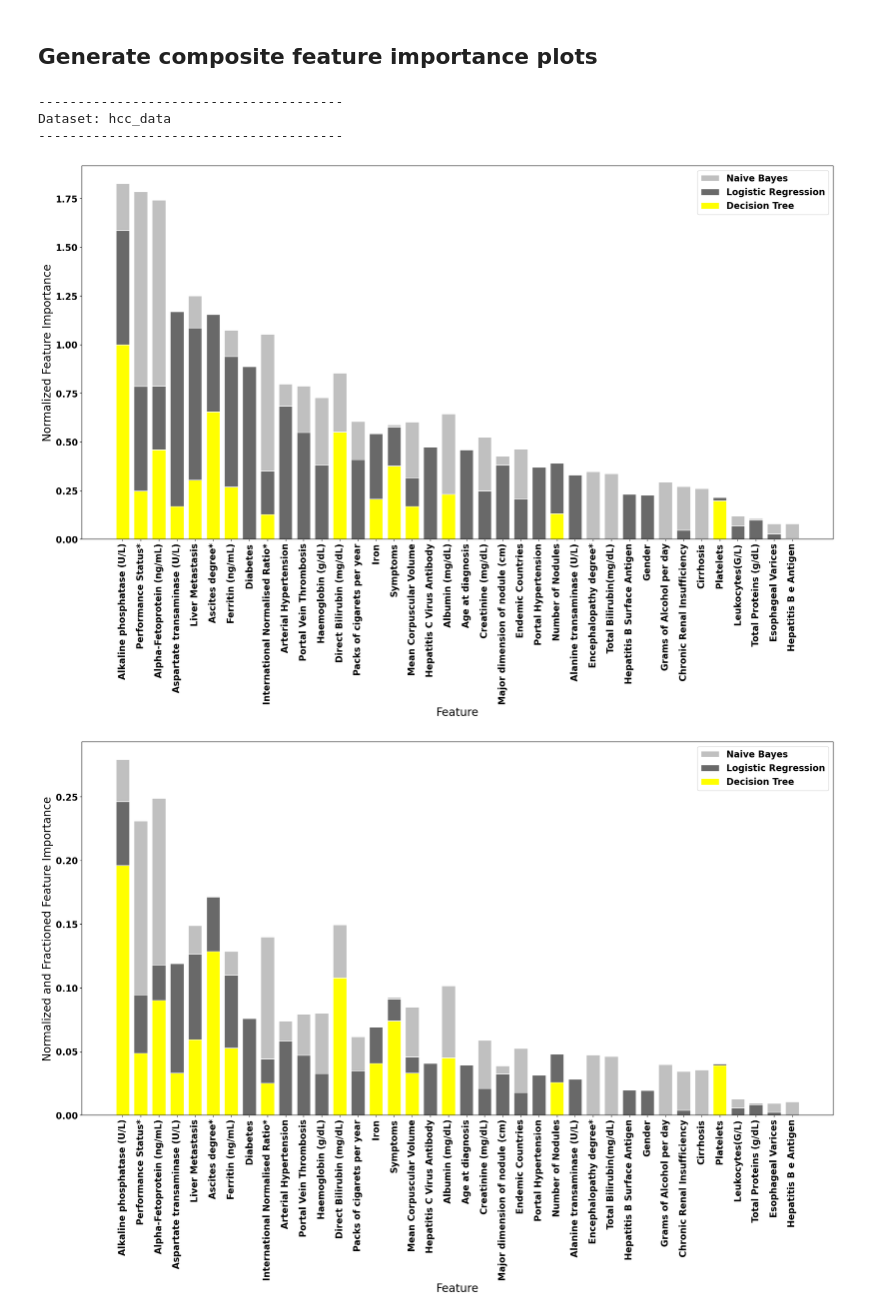
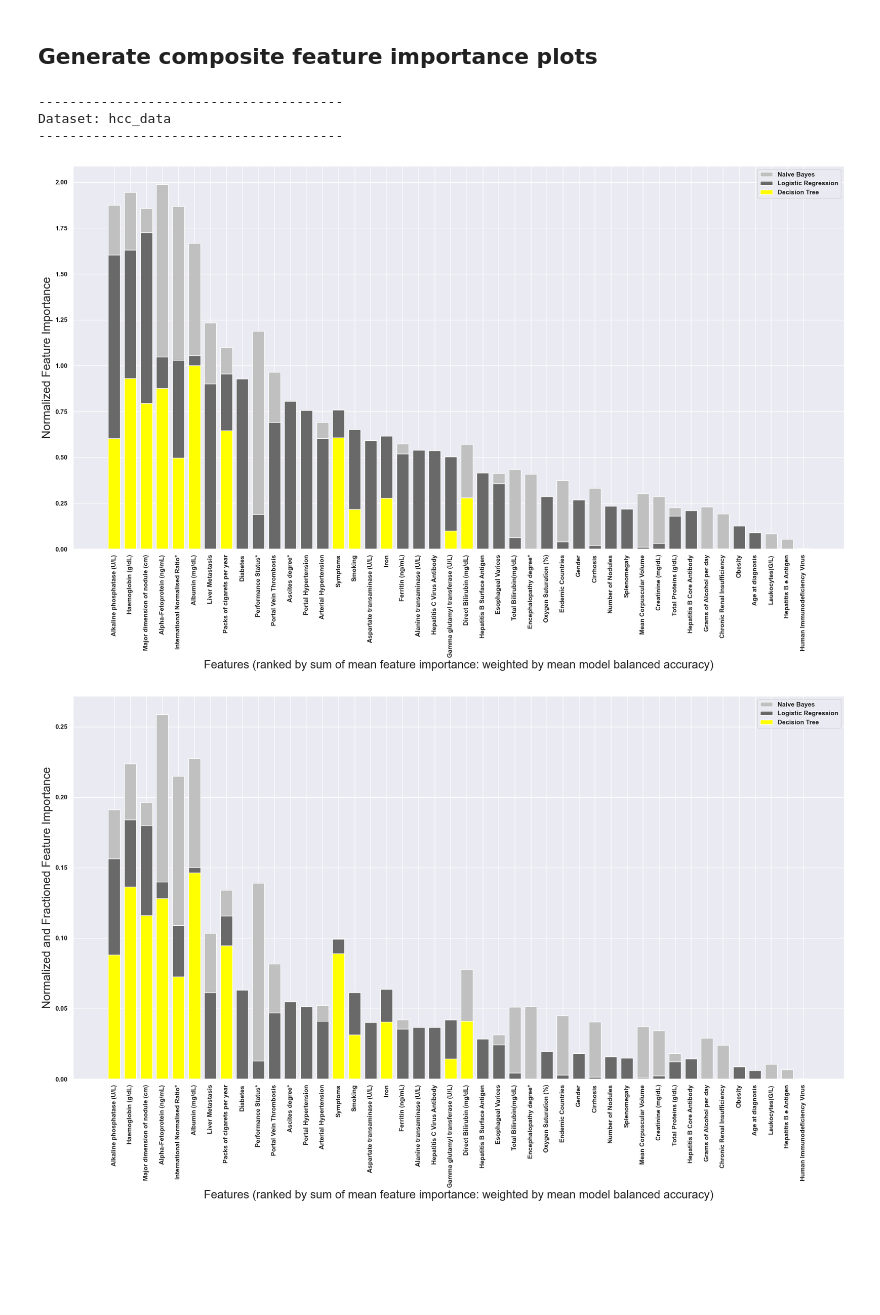
Before and after one commit to UrbsLab/STREAMLINE, a Jupyter notebook: UsefulNotebooks/GenPlots_CompositeFI.ipynb, the cells around one changed output. Saved outputs shown, nothing was run; the diff lists cells and outputs as text; code cells hidden in the pictures; blank space fills up the shorter version.

```diff
--- a/UsefulNotebooks/GenPlots_CompositeFI.ipynb
+++ b/UsefulNotebooks/GenPlots_CompositeFI.ipynb
@@ -25,7 +25,9 @@ viz_norm_weight = True #Generate plot with FI normalization and performance metr
 viz_norm_frac = True # Generate plot with FI normalization and fractionation (each algorithm has limited bar area to distribute in plot)
 viz_norm_weight_frac = True #Generate plot with FI normalization performance metric weighting and fractionation
 legend_inside_plot = True # place legend ouside plot in upper right hand corner, other wise placed inside on upper right hand corner.
-metric_ranking = 'mean' # specify either 'mean' or 'median' to indicate whether to take the mean or median CV FI value for these plots.
+fi_ranking = 'mean' # specify either 'mean' or 'median' to indicate whether to take the mean or median CV FI value for these plots.
+fi_weighting = 'mean' #sepcify either 'mean' or 'median' to indicate whether to take the mean or median of selected evaluation metric to weigh FI scores in composite FI plot
+metric_weight = 'Balanced Accuracy' # model evaluation metric used to weigh model feature importances
 # %% [markdown]
 ***
 ## Housekeeping
@@ -34,10 +36,13 @@ metric_ranking = 'mean' # specify either 'mean' or 'median' to indicate whether
 import os
 import pandas as pd
 import pickle
-from statistics import mean, stdev
+from statistics import mean, stdev, median
 import matplotlib.pyplot as plt
 from matplotlib import rc
 import numpy as np
+#from streamline.modeling.utils import ABBREVIATION, COLORS
+import seaborn as sns
+sns.set_theme()
 
 import warnings
 warnings.filterwarnings('ignore')
@@ -183,7 +188,7 @@ def primaryStats(algorithms, original_headers, cv_partitions, full_path, data_na
 
     return metric_dict
 # %%
-def prepFI(algorithms,full_path,abbrev,metric_dict,primary_metric):
+def prepFI(algorithms,full_path,abbrev,metric_dict,metric_weight,fi_ranking,fi_weighting):
     """ Organizes and prepares model feature importance data for boxplot and composite feature importance figure generation."""
     #Initialize required lists
     fi_df_list = []         # algorithm feature importance dataframe list (used to generate FI boxplots for each algorithm)
@@ -197,9 +202,17 @@ def prepFI(algorithms,full_path,abbrev,metric_dict,primary_metric):
         if algorithm == algorithms[0]:  # Should be same for all algorithm files (i.e. all original features in standard CV dataset order)
             all_feature_list = temp_df.columns.tolist()
         fi_df_list.append(temp_df)
-        fi_ave_list.append(temp_df.mean().tolist()) #Saves average FI scores over CV runs
+        if fi_ranking =='mean':
+            fi_ave_list.append(temp_df.mean().tolist()) #Saves average FI scores over CV runs
+        elif fi_ranking =='median':
+            fi_ave_list.append(temp_df.median().tolist()) #Saves average FI scores over CV runs
+        else:
+            print("Error: fi_ranking selection not found (must be mean or median) ")
         # Get relevant metric info
-        avgBA = mean(metric_dict[algorithm][primary_metric])
+        if fi_weighting =='mean':
+            avgBA = mean(metric_dict[algorithm][metric_weight])
+        elif fi_weighting =='median':
+            avgBA = median(metric_dict[algorithm][metric_weight])
         ave_metric_list.append(avgBA)
     #Normalize Average Feature importance scores so they fall between (0 - 1)
     fi_ave_norm_list = []
@@ -387,41 +452,41 @@ for each in datasets: #each analyzed dataset to make plots for
     metric_dict = primaryStats(algorithms,original_headers,cv_partitions,full_path,each,instance_label,class_label,abbrev)
 
     #Prepare for feature importance visualizations
-    fi_df_list,fi_ave_norm_list,ave_metric_list,all_feature_list,non_zero_union_features,non_zero_union_indexes = prepFI(algorithms,full_path,abbrev,metric_dict,'Balanced Accuracy')
+    fi_df_list,fi_ave_norm_list,ave_metric_list,all_feature_list,non_zero_union_features,non_zero_union_indexes = prepFI(algorithms,full_path,abbrev,metric_dict,metric_weight,fi_ranking,fi_weighting)
 
     #Select 'top' features for composite vizualization
     featuresToViz = selectForViz(top_model_features,non_zero_union_features,non_zero_union_indexes,algorithms,ave_metric_list,fi_ave_norm_list)
 
     #Take top feature names to vizualize and get associated feature importance values for each algorithm, and original data ordered feature names list
     top_fi_ave_norm_list,all_feature_listToViz = getFI_To_Viz_Sorted(featuresToViz,all_feature_list,algorithms,fi_ave_norm_list) #If we want composite FI plots to be displayed in descenting total bar height order.
 
     #Generate Normalized composite FI plot
     if viz_norm_only:
-        composite_FI_plot(top_fi_ave_norm_list, algorithms, list(colors.values()), all_feature_listToViz, 'Norm',full_path, 'Normalized Feature Importance',name_modifier,legend_inside_plot)
+        composite_FI_plot(top_fi_ave_norm_list, algorithms, list(colors.values()), all_feature_listToViz, 'Norm',full_path, 'Normalized Feature Importance',name_modifier,legend_inside_plot,fi_ranking,fi_weighting,metric_weight)
 
     #Fractionate FI scores for normalized and fractionated composite FI plot
     fracLists = fracFI(top_fi_ave_norm_list)
 
     #Generate Normalized and Fractioned composite FI plot
     if viz_norm_frac:
-        composite_FI_plot(fracLists, algorithms, list(colors.values()), all_feature_listToViz, 'Norm_Frac',full_path, 'Normalized and Fractioned Feature Importance',name_modifier,legend_inside_plot)
+        composite_FI_plot(fracLists, algorithms, list(colors.values()), all_feature_listToViz, 'Norm_Frac',full_path, 'Normalized and Fractioned Feature Importance',name_modifier,legend_inside_plot,fi_ranking,fi_weighting,metric_weight)
 
     #Weight FI scores for normalized and (model performance) weighted composite FI plot
     weightedLists,weights = weightFI(ave_metric_list,top_fi_ave_norm_list)
 
     #Generate Normalized and Weighted Compount FI plot
     if viz_norm_weight:
-        composite_FI_plot(weightedLists, algorithms, list(colors.values()), all_feature_listToViz, 'Norm_Weight',full_path, 'Normalized and Weighted Feature Importance',name_modifier,legend_inside_plot)
+        composite_FI_plot(weightedLists, algorithms, list(colors.values()), all_feature_listToViz, 'Norm_Weight',full_path, 'Normalized and Weighted Feature Importance',name_modifier,legend_inside_plot,fi_ranking,fi_weighting,metric_weight)
 
     #Weight the Fractionated FI scores for normalized,fractionated, and weighted compount FI plot
     weightedFracLists = weightFracFI(fracLists,weights)
 
     #Generate Normalized, Fractionated, and Weighted Compount FI plot
     if viz_norm_weight_frac:
-        composite_FI_plot(weightedFracLists, algorithms, list(colors.values()), all_feature_listToViz, 'Norm_Frac_Weight',full_path, 'Normalized, Fractioned, and Weighted Feature Importance',name_modifier,legend_inside_plot)
+        composite_FI_plot(weightedFracLists, algorithms, list(colors.values()), all_feature_listToViz, 'Norm_Frac_Weight',full_path, 'Normalized, Fractioned, and Weighted Feature Importance',name_modifier,legend_inside_plot,fi_ranking,fi_weighting,metric_weight)
 # %% [output]
 ---------------------------------------
 Dataset: hcc_data
 ---------------------------------------
-[figure, old version]
+[figure, new version]
-[figure, old version]
+[figure, new version]
```
Also changed, not shown: parts of 4 cells of this notebook, 16 other files.
